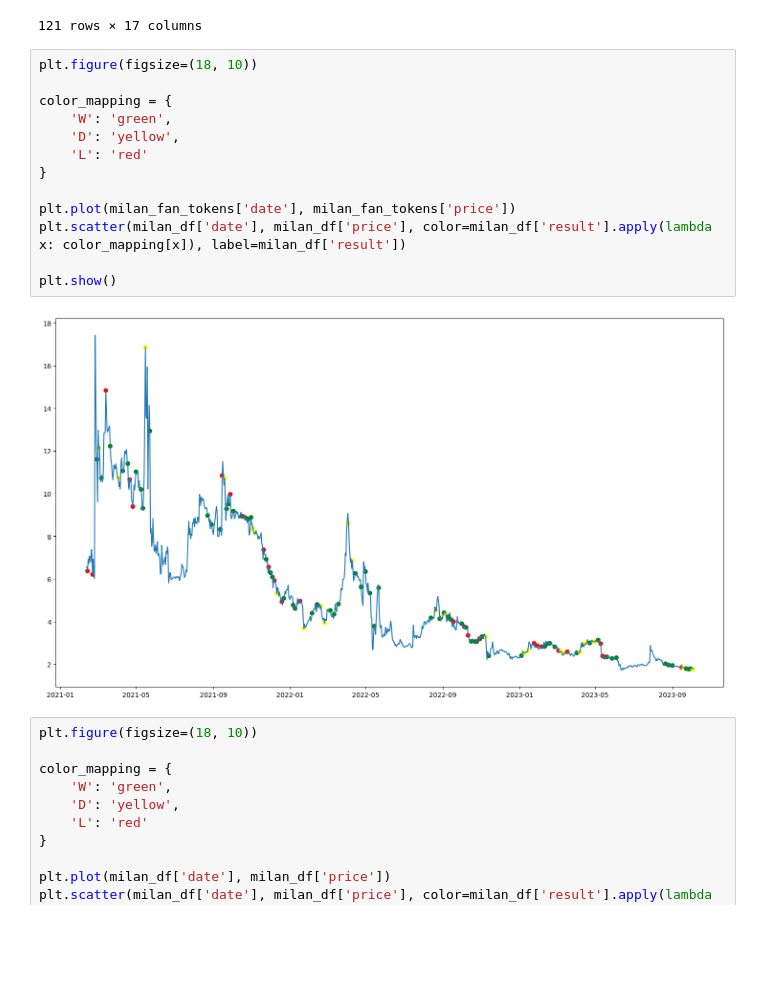
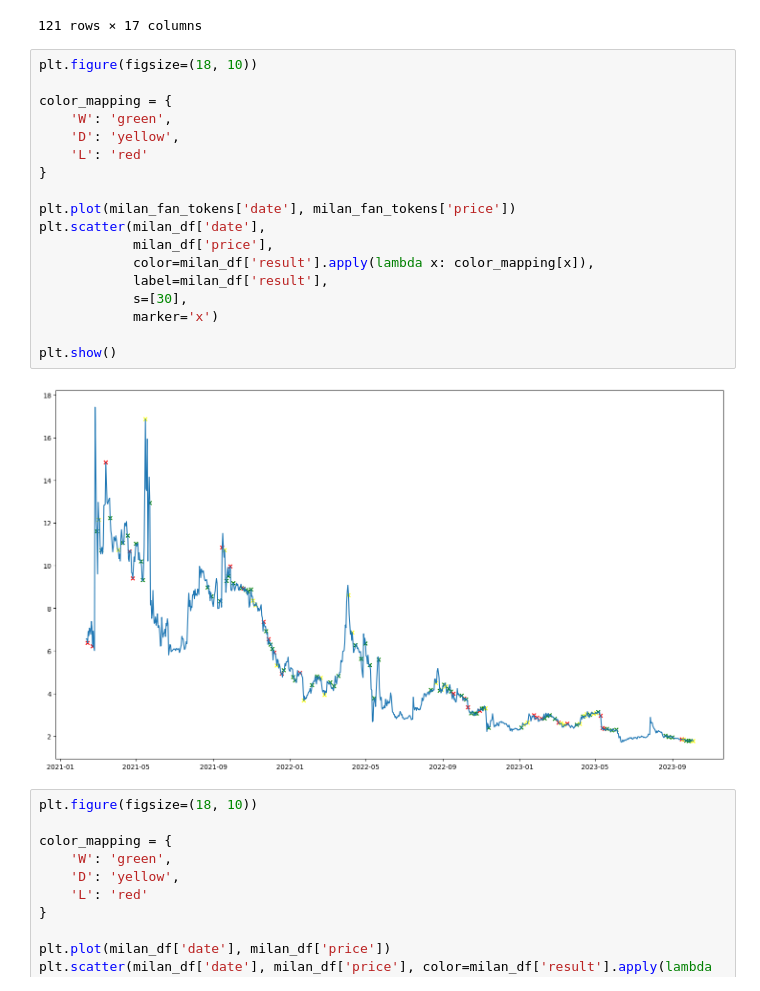
Before and after one commit to GuillermoIzquierdo/NimbusAcademyProject, a Jupyter notebook: Notebooks/common_teams_id.ipynb, the cells around one changed output. Cells and saved outputs as stored; diff of their text form; blank space fills up the shorter version.

```diff
--- a/Notebooks/common_teams_id.ipynb
+++ b/Notebooks/common_teams_id.ipynb
@@ -348,18 +353,23 @@ milan_df
 # %%
 plt.figure(figsize=(18, 10))
 
 color_mapping = {
     'W': 'green',
     'D': 'yellow',
     'L': 'red'
 }
 
 plt.plot(milan_fan_tokens['date'], milan_fan_tokens['price'])
-plt.scatter(milan_df['date'], milan_df['price'], color=milan_df['result'].apply(lambda x: color_mapping[x]), label=milan_df['result'])
+plt.scatter(milan_df['date'],
+            milan_df['price'],
+            color=milan_df['result'].apply(lambda x: color_mapping[x]),
+            label=milan_df['result'],
+            s=[30],
+            marker='x')
 
 plt.show()
 # %% [output]
-[figure, old version]
+[figure, new version]
 # %%
 plt.figure(figsize=(18, 10))
 
```
Also changed, not shown: parts of 22 cells of this notebook, 11 other files.
